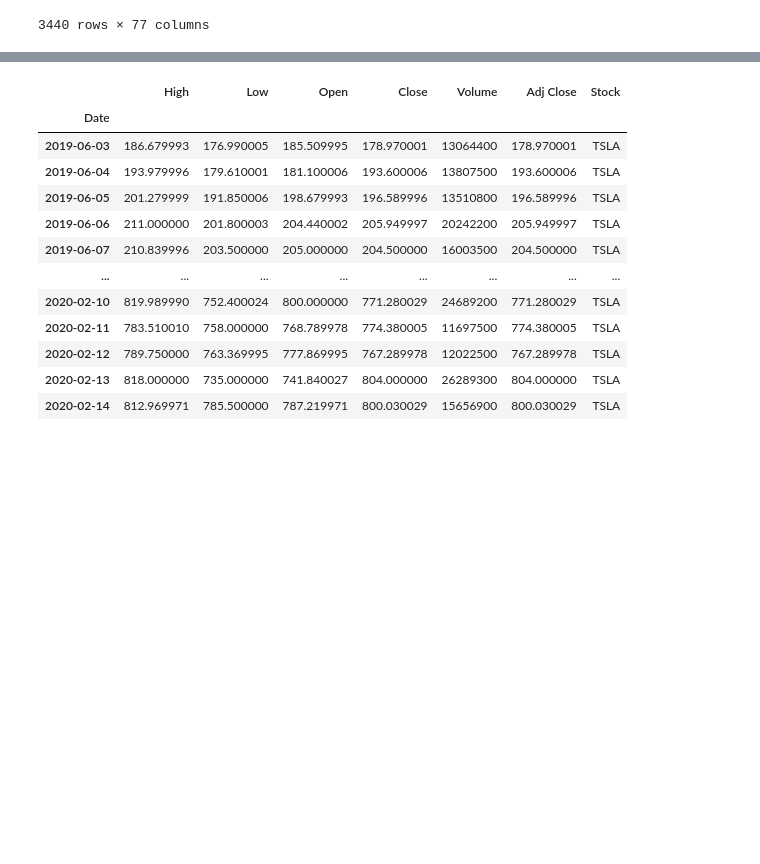
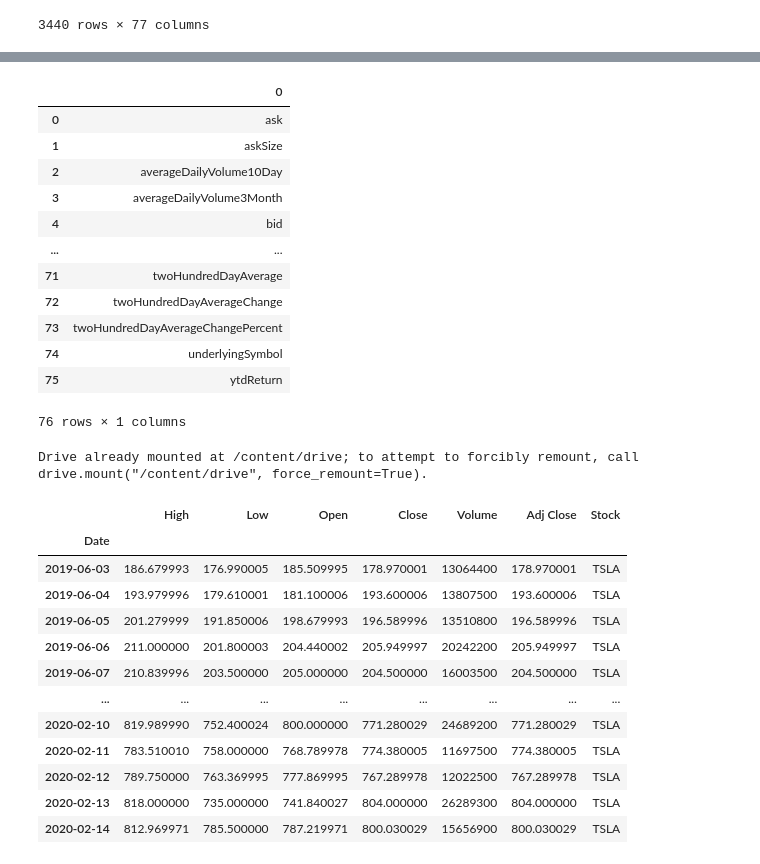
Before and after one commit to dcovarru/investmentsPython, a Jupyter notebook: investments.ipynb, the cells around one changed output, grey strips where cells are left out. Drawn from its saved outputs; the diff is of its cells as text; code cells hidden in the pictures; blank space fills up the shorter version.

```diff
--- a/investments.ipynb
+++ b/investments.ipynb
@@ -282,0 +286,4 @@ outDF2.iloc[:,0:3]
+# %%
+outDF2.index.name = 'ticker'
+outDF2.reset_index(inplace=True)
+outDF2
@@ -283,3 +304,32 @@ outDF2.iloc[:,0:3]
+# %%
+outDF2.set_index("ticker", inplace=True)
+# %%
+## outDF2.loc[['AABA', 'ZYNE']]
+pd.DataFrame(outDF2.columns)
+# %% [output]
+|  | 0 |
+| 0 | ask |
+| 1 | askSize |
+| 2 | averageDailyVolume10Day |
+| 3 | averageDailyVolume3Month |
+| 4 | bid |
+| ... | ... |
+| 71 | twoHundredDayAverage |
+| 72 | twoHundredDayAverageChange |
+| 73 | twoHundredDayAverageChangePercent |
+| 74 | underlyingSymbol |
+| 75 | ytdReturn |
+76 rows × 1 columns
+# %%
+### Write out column names ###
+outDF2_Columns = pd.DataFrame(outDF2.columns)
+
+drive.mount('/content/drive')
+outDF2_Columns.to_csv('outDF2_Columns.csv')
+!cp outDF2_Columns.csv "drive/My Drive/"
+drive.flush_and_unmount()
+# %% [output]
+Drive already mounted at /content/drive; to attempt to forcibly remount, call drive.mount("/content/drive", force_remount=True).
 # %%
 ## 02/05/2020
 
```
Also changed, not shown: parts of 4 cells of this notebook.
